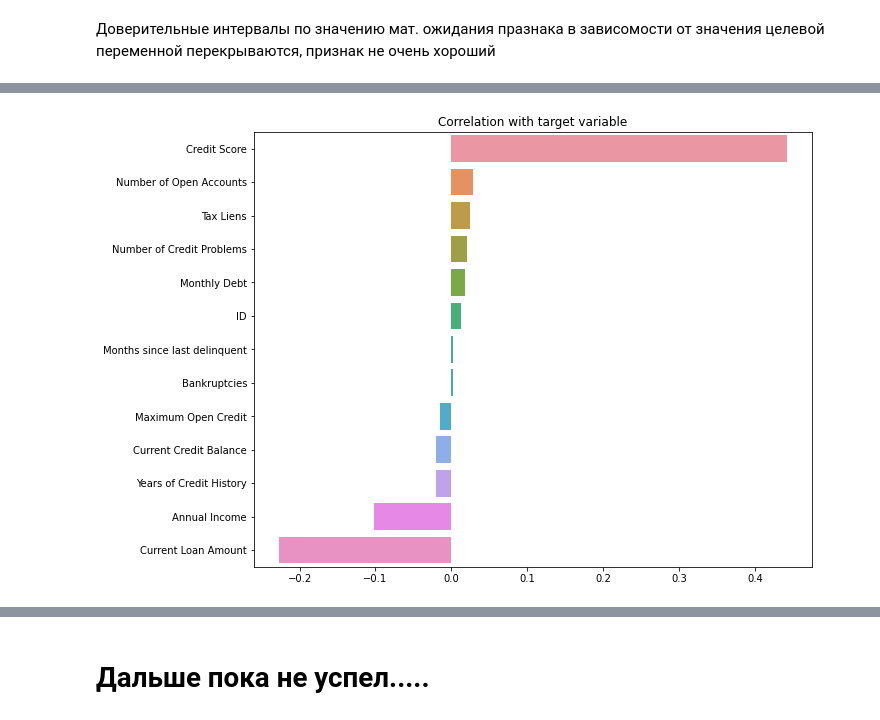
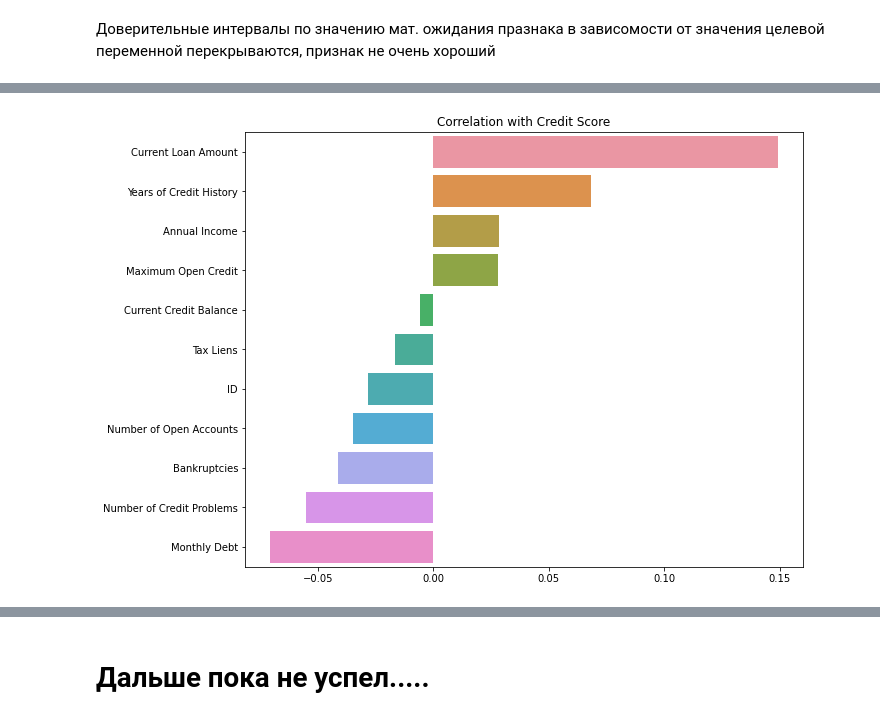
Before and after one commit to alexzhdankin34/Python_libraries_2, a Jupyter notebook: Lesson2/project_rev_les02.ipynb, the cells around one changed output, grey strips where cells are left out. Drawn from its saved outputs; the diff is of its cells as text; code cells hidden in the pictures.

```diff
--- a/Lesson2/project_rev_les02.ipynb
+++ b/Lesson2/project_rev_les02.ipynb
@@ -447,7 +586,7 @@ sns.distplot(df_defaul0[pd.notnull(df_defaul0['Credit Score'])]['Credit Score'])
 # %% [markdown]
 Вывод: Все значения, для которых целевая переменная =0 меньше 750
 # %%
-df_train.loc[df_train['Credit Score']>4000, 'Credit Score'] = df_train['Credit Score']/10
+df_train.loc[df_train['Credit Score']>2000, 'Credit Score'] = df_train['Credit Score']/10
 # %%
 sns.pairplot(df_train.loc[:, ['Credit Score', 'Credit Default']], hue='Credit Default')
 # %% [output]
@@ -588,0 +698,2 @@ plt.show()
+# %%
+df_train.loc[df_train['Annual Income'].isnull(), 'Annual Income'] = df_train['Annual Income'].median()
@@ -589,2 +720,4 @@ plt.show()
 # %%
-df_train['ID'] = df_train.index.tolist()
+#df_train['ID'] = df_train.index.tolist()
+# %%
+BASE_FEATURE_NAMES2 = df_train.columns.drop([TARGET_NAME2, TARGET_NAME]).tolist()
@@ -591,11 +742,11 @@ df_train['ID'] = df_train.index.tolist()
 # %%
-corr_with_target = df_train[BASE_FEATURE_NAMES + [TARGET_NAME]].corr().iloc[:-1, -1].sort_values(ascending=False)
+corr_with_target2 = df_train[BASE_FEATURE_NAMES2 + [TARGET_NAME2]].corr().iloc[:-1, -1].sort_values(ascending=False)
 
 plt.figure(figsize=(10, 8))
 
-sns.barplot(x=corr_with_target.values, y=corr_with_target.index)
+sns.barplot(x=corr_with_target2.values, y=corr_with_target2.index)
 
-plt.title('Correlation with target variable')
+plt.title('Correlation with Credit Score')
 plt.show()
 # %% [output]
-[figure, old version]
+[figure, new version]
```
Also changed, not shown: parts of 60 cells of this notebook.
